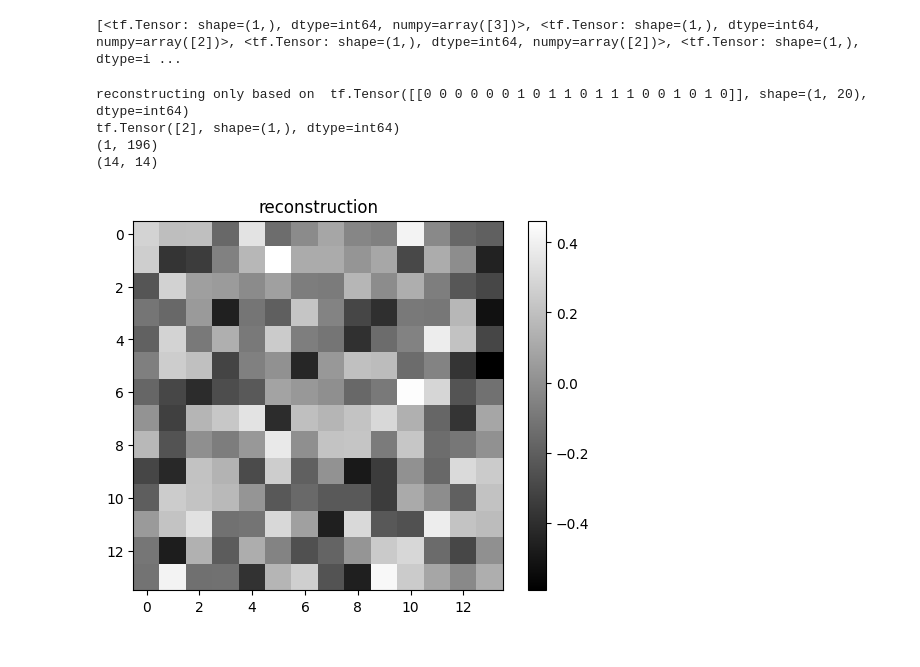
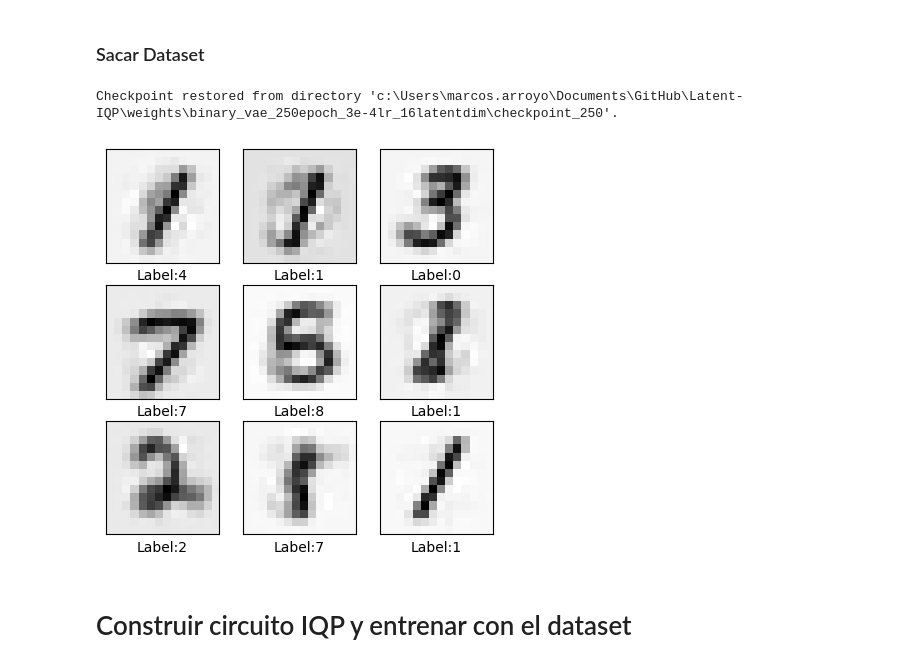
Before and after one commit to uriballo/IQP-NISQ, a Jupyter notebook: prueba.ipynb, the cells around one changed output. Drawn from its saved outputs; the diff is of its cells as text; code cells hidden in the pictures.

```diff
--- a/prueba.ipynb
+++ b/prueba.ipynb
@@ -48,26 +11,41 @@ Weights loaded successfully.
-# %%
-dataset = ds.take(10)
-train = []
-lab = []
-for latent, label in dataset:
-    train.append(latent)
-    lab.append(label)
-# %% [output]
-[<tf.Tensor: shape=(1,), dtype=int64, numpy=array([3])>, <tf.Tensor: shape=(1,), dtype=int64, numpy=array([2])>, <tf.Tensor: shape=(1,), dtype=int64, numpy=array([2])>, <tf.Tensor: shape=(1,), dtype=i ...
-# %%
-rec = reconstruct(binary_vae, params, train[2])
-print(lab[2])
-print(rec.shape)
-rec = rec.reshape(14,14)
-print(rec.shape)
-# Plotting the matrix
-plt.imshow(rec, cmap='gray', interpolation='nearest')
-plt.colorbar()  # Add color bar to the side
-plt.title('reconstruction')
-plt.show()
-# %% [output]
-reconstructing only based on  tf.Tensor([[0 0 0 0 0 0 1 0 1 1 0 1 1 1 0 0 1 0 1 0]], shape=(1, 20), dtype=int64)
-tf.Tensor([2], shape=(1,), dtype=int64)
-(1, 196)
-(14, 14)
-[figure, removed]
+# %% [markdown]
+### Sacar Dataset
+# %%
+from jax import random
+from datasets.mnist import MNISTDataset
+from src.autoencoders.simple_vae import model
+from src.utils.autoencoder_trainer import AutoencoderTrainer
+from src.utils.autoencoder_manager import  restore_model_state
+
+batch_size = 128
+latent_dim = 16
+rng = random.PRNGKey(0)
+binary_vae = model(latents=latent_dim)
+input_shape = (batch_size, 14, 14, 1)
+learning_rate = 3e-5
+
+train_dataset = MNISTDataset(split='train', batch_size=batch_size, image_size=(14, 14)).load()
+test_dataset = MNISTDataset(split='test', batch_size=batch_size, image_size=(14, 14)).load()
+trainer = AutoencoderTrainer(binary_vae, learning_rate, rng, input_shape)
+
+state = restore_model_state('weights/binary_vae_250epoch_3e-4lr_16latentdim/checkpoint_250', trainer.state)
+params = state.params
+# %% [output]
+Checkpoint restored from directory 'c:\Users\marcos.arroyo\Documents\GitHub\Latent-IQP\weights\binary_vae_250epoch_3e-4lr_16latentdim\checkpoint_250'.
+# %%
+from src.utils.autoencoder_manager import get_latent_dataset, generate_from_latent
+
+l_data, labels = get_latent_dataset(binary_vae, params, train_dataset, batch_size )
+# %%
+j = 1
+plt.figure(figsize=[5, 5])
+for i in range(9):
+    ax = plt.subplot(3, 3, j)
+    j += 1
+    generated = generate_from_latent(binary_vae, params, l_data[0][i], (14,14,1), False)
+    plt.imshow(generated, cmap="gray_r")
+    plt.xlabel(f'Label:{labels[0][i]}')
+    plt.xticks([])
+    plt.yticks([])
+# %% [output]
+[figure, added]
@@ -73,0 +60,2 @@ tf.Tensor([2], shape=(1,), dtype=int64)
+# %% [markdown]
+# Construir circuito IQP y entrenar con el dataset
```
Also changed, not shown: parts of 18 cells of this notebook.
